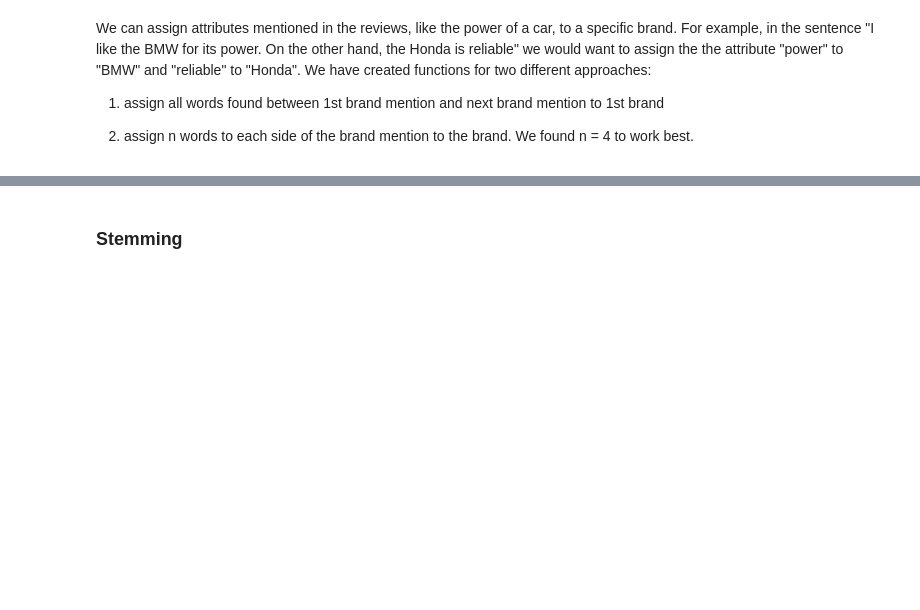
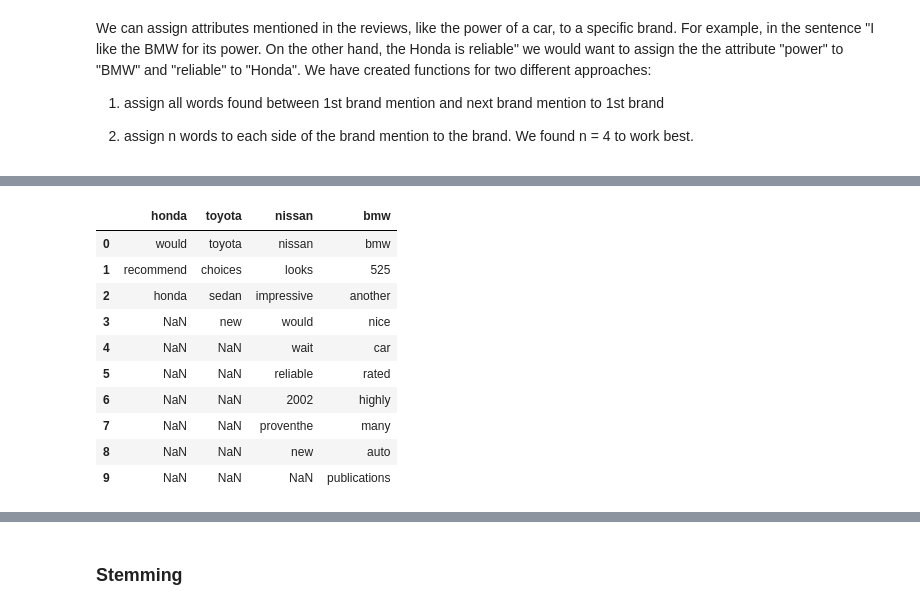
Before and after one commit to zack-tan/car-forums-text-analysis, a Jupyter notebook: tasks_c_d_v1.ipynb, the cells around one changed output, grey strips where cells are left out. Cells and saved outputs as stored; diff of their text form; code cells hidden in the pictures; blank space fills up the shorter version.

```diff
--- a/tasks_c_d_v1.ipynb
+++ b/tasks_c_d_v1.ipynb
@@ -111,3 +153,17 @@ get_attr_in_the_right(m, brands_list)
+# %%
+pd.DataFrame(dict([ (k,pd.Series(v)) for k,v in get_attr_in_the_right(m, brands_list).items() ]))
+# %% [output]
+|  | honda | toyota | nissan | bmw |
+| 0 | would | toyota | nissan | bmw |
+| 1 | recommend | choices | looks | 525 |
+| 2 | honda | sedan | impressive | another |
+| 3 | NaN | new | would | nice |
+| 4 | NaN | NaN | wait | car |
+| 5 | NaN | NaN | reliable | rated |
+| 6 | NaN | NaN | 2002 | highly |
+| 7 | NaN | NaN | proventhe | many |
+| 8 | NaN | NaN | new | auto |
+| 9 | NaN | NaN | NaN | publications |
 # %%
 # Do this for all records
 
```
Also changed, not shown: parts of 17 cells of this notebook.
